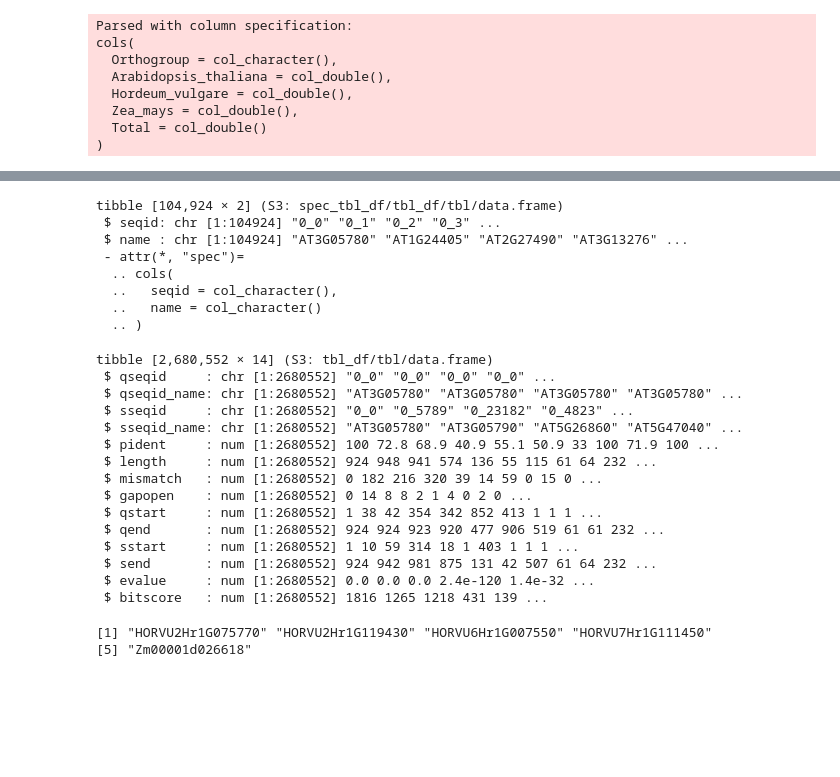
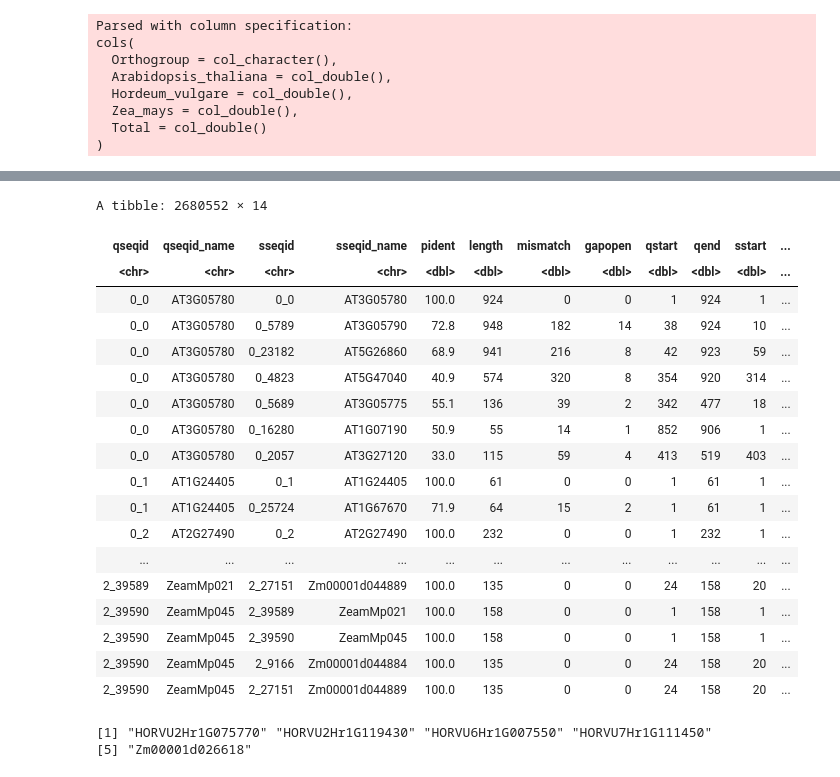
Before and after one commit to tgstoecker/A2TEA.Workflow, a Jupyter notebook: R_expansion.ipynb, the cells around one changed output, grey strips where cells are left out. Saved outputs shown, nothing was run; the diff lists cells and outputs as text; code cells hidden in the pictures; blank space fills up the shorter version.

```diff
--- a/R_expansion.ipynb
+++ b/R_expansion.ipynb
@@ -130,7 +138,7 @@ A spec_tbl_df: 1876 × 5
 #do.call is a nice way rbind(bind_rows[[1]], bind_rows[[2]], ...)
 datalist = list()
 for (i in Sys.glob("orthofinder/search/*.txt")) {
-    datalist[[i]] <- read_delim(file = i,
+    datalist[[i]] <- readr::read_delim(file = i,
                                 delim = "\t",
                                 col_names = c(
                                     "qseqid",
@@ -162,53 +170,48 @@ for (i in Sys.glob("orthofinder/search/*.txt")) {
                                 )
                                                 }
 
-all_BLAST <- do.call(bind_rows, datalist)
+all_BLAST <- base::do.call(bind_rows, datalist)
 # %%
 #read-in the conversion table: orthofinder sequence IDs and corresponding actual gene/protein names
 #with "str_remove_all" I also easily get rid of the ":"
-conversion <- read_delim(file = "orthofinder/SequenceIDs.txt",
+conversion <- readr::read_delim(file = "orthofinder/SequenceIDs.txt",
                 delim = " ",
                 col_names = c("seqid", "name"),
                 col_types = c(
                    seqid = col_character(),
                    name = col_character())
                )
-conversion <- conversion %>%  mutate(seqid = str_remove_all(seqid, ":"))
+conversion <- conversion %>%  dplyr::mutate(seqid = str_remove_all(seqid, ":"))
-# %% [output]
-tibble [104,924 × 2] (S3: spec_tbl_df/tbl_df/tbl/data.frame)
- $ seqid: chr [1:104924] "0_0" "0_1" "0_2" "0_3" ...
- $ name : chr [1:104924] "AT3G05780" "AT1G24405" "AT2G27490" "AT3G13276" ...
- - attr(*, "spec")=
-  .. cols(
-  ..   seqid = col_character(),
-  ..   name = col_character()
-  .. )
 # %%
 #create new columns with the actual gene/protein names
-all_BLAST_reformatted <- all_BLAST %>% left_join(conversion, by = c("qseqid" = "seqid"))
-all_BLAST_reformatted <- all_BLAST_reformatted %>% left_join(conversion, by = c("sseqid" = "seqid"))
+all_BLAST_reformatted <- all_BLAST %>% dplyr::left_join(conversion, by = c("qseqid" = "seqid"))
+all_BLAST_reformatted <- all_BLAST_reformatted %>% dplyr::left_join(conversion, by = c("sseqid" = "seqid"))
 #position after qseqid and sseqid respectively
-all_BLAST_reformatted <- all_BLAST_reformatted %>% relocate(name.x, .after = qseqid)
-all_BLAST_reformatted <- all_BLAST_reformatted %>% relocate(name.y, .after = sseqid)
+all_BLAST_reformatted <- all_BLAST_reformatted %>% dplyr::relocate(name.x, .after = qseqid)
+all_BLAST_reformatted <- all_BLAST_reformatted %>% dplyr::relocate(name.y, .after = sseqid)
 #rename to qseqid/sseqid_name
-all_BLAST_reformatted <- rename(all_BLAST_reformatted, replace = c("name.x" = "qseqid_name"))
-all_BLAST_reformatted <- rename(all_BLAST_reformatted, replace = c("name.y" = "sseqid_name"))
+all_BLAST_reformatted <- dplyr::rename(all_BLAST_reformatted,  qseqid_name = name.x)
+all_BLAST_reformatted <- dplyr::rename(all_BLAST_reformatted, sseqid_name = name.y)
 # %% [output]
-tibble [2,680,552 × 14] (S3: tbl_df/tbl/data.frame)
- $ qseqid     : chr [1:2680552] "0_0" "0_0" "0_0" "0_0" ...
- $ qseqid_name: chr [1:2680552] "AT3G05780" "AT3G05780" "AT3G05780" "AT3G05780" ...
- $ sseqid     : chr [1:2680552] "0_0" "0_5789" "0_23182" "0_4823" ...
- $ sseqid_name: chr [1:2680552] "AT3G05780" "AT3G05790" "AT5G26860" "AT5G47040" ...
- $ pident     : num [1:2680552] 100 72.8 68.9 40.9 55.1 50.9 33 100 71.9 100 ...
- $ length     : num [1:2680552] 924 948 941 574 136 55 115 61 64 232 ...
- $ mismatch   : num [1:2680552] 0 182 216 320 39 14 59 0 15 0 ...
- $ gapopen    : num [1:2680552] 0 14 8 8 2 1 4 0 2 0 ...
- $ qstart     : num [1:2680552] 1 38 42 354 342 852 413 1 1 1 ...
- $ qend       : num [1:2680552] 924 924 923 920 477 906 519 61 61 232 ...
- $ sstart     : num [1:2680552] 1 10 59 314 18 1 403 1 1 1 ...
- $ send       : num [1:2680552] 924 942 981 875 131 42 507 61 64 232 ...
- $ evalue     : num [1:2680552] 0.0 0.0 0.0 2.4e-120 1.4e-32 ...
- $ bitscore   : num [1:2680552] 1816 1265 1218 431 139 ...
+A tibble: 2680552 × 14
+| qseqid | qseqid_name | sseqid | sseqid_name | pident | length | mismatch | gapopen | qstart | qend | sstart | ... |
+| <chr> | <chr> | <chr> | <chr> | <dbl> | <dbl> | <dbl> | <dbl> | <dbl> | <dbl> | <dbl> | ... |
+| 0_0 | AT3G05780 | 0_0 | AT3G05780 | 100.0 | 924 | 0 | 0 | 1 | 924 | 1 | ... |
+| 0_0 | AT3G05780 | 0_5789 | AT3G05790 | 72.8 | 948 | 182 | 14 | 38 | 924 | 10 | ... |
+| 0_0 | AT3G05780 | 0_23182 | AT5G26860 | 68.9 | 941 | 216 | 8 | 42 | 923 | 59 | ... |
+| 0_0 | AT3G05780 | 0_4823 | AT5G47040 | 40.9 | 574 | 320 | 8 | 354 | 920 | 314 | ... |
+| 0_0 | AT3G05780 | 0_5689 | AT3G05775 | 55.1 | 136 | 39 | 2 | 342 | 477 | 18 | ... |
+| 0_0 | AT3G05780 | 0_16280 | AT1G07190 | 50.9 | 55 | 14 | 1 | 852 | 906 | 1 | ... |
+| 0_0 | AT3G05780 | 0_2057 | AT3G27120 | 33.0 | 115 | 59 | 4 | 413 | 519 | 403 | ... |
+| 0_1 | AT1G24405 | 0_1 | AT1G24405 | 100.0 | 61 | 0 | 0 | 1 | 61 | 1 | ... |
+| 0_1 | AT1G24405 | 0_25724 | AT1G67670 | 71.9 | 64 | 15 | 2 | 1 | 61 | 1 | ... |
+| 0_2 | AT2G27490 | 0_2 | AT2G27490 | 100.0 | 232 | 0 | 0 | 1 | 232 | 1 | ... |
+| ... | ... | ... | ... | ... | ... | ... | ... | ... | ... | ... | ... |
+| 2_39589 | ZeamMp021 | 2_27151 | Zm00001d044889 | 100.0 | 135 | 0 | 0 | 24 | 158 | 20 | ... |
+| 2_39590 | ZeamMp045 | 2_39589 | ZeamMp021 | 100.0 | 158 | 0 | 0 | 1 | 158 | 1 | ... |
+| 2_39590 | ZeamMp045 | 2_39590 | ZeamMp045 | 100.0 | 158 | 0 | 0 | 1 | 158 | 1 | ... |
+| 2_39590 | ZeamMp045 | 2_9166 | Zm00001d044884 | 100.0 | 135 | 0 | 0 | 24 | 158 | 20 | ... |
+| 2_39590 | ZeamMp045 | 2_27151 | Zm00001d044889 | 100.0 | 135 | 0 | 0 | 24 | 158 | 20 | ... |
 # %%
 #write to file; for reference
 #write_delim(as.data.frame(foo), "test.tsv", delim = "\t")
```
Also changed, not shown: parts of 10 cells of this notebook, 2 other files.
